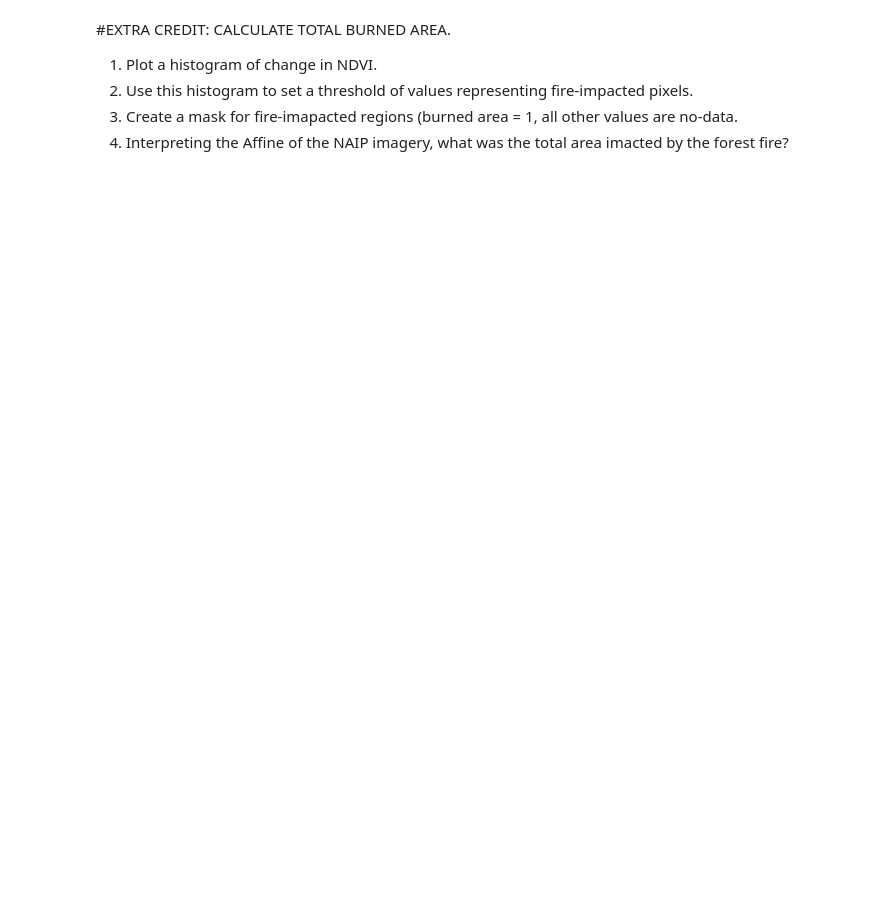
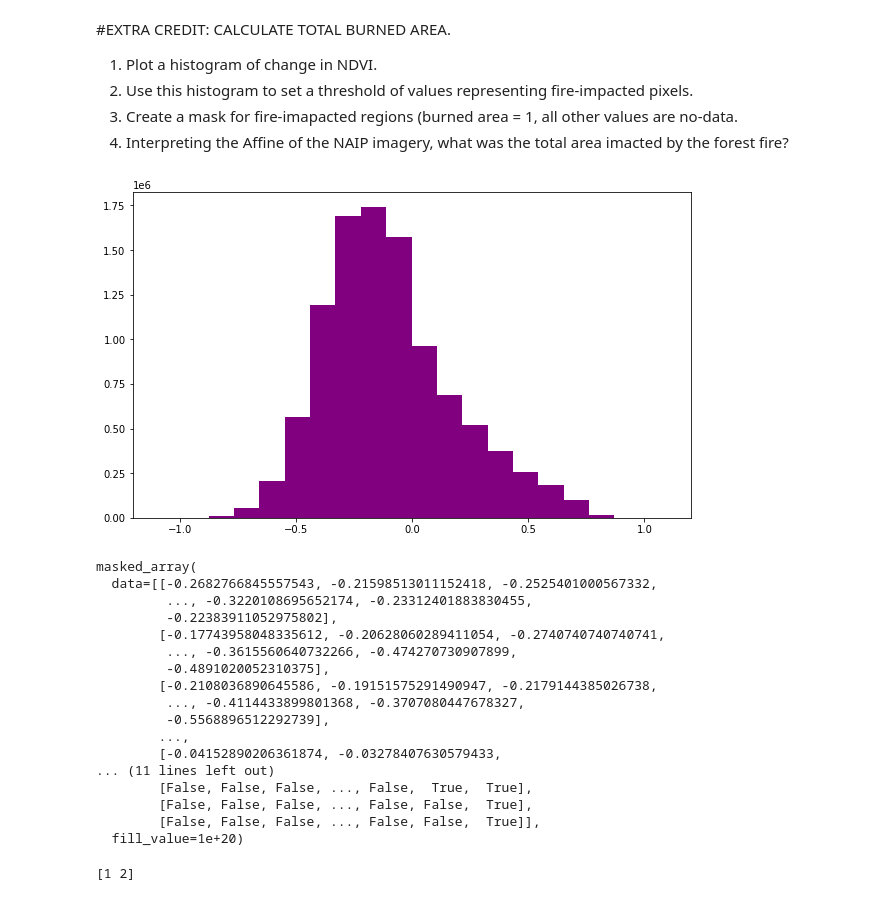
Before and after one commit to meperra/EnvDatSci22, a Jupyter notebook: CodeSprints/RasterData101.ipynb, the cells around one changed output. Saved outputs shown, nothing was run; the diff lists cells and outputs as text; code cells hidden in the pictures; blank space fills up the shorter version.

```diff
--- a/CodeSprints/RasterData101.ipynb
+++ b/CodeSprints/RasterData101.ipynb
@@ -617,3 +658,39 @@ naip_post_fire_path = os.path.join("earthpy-downloads",
 2. Use this histogram to set a threshold of values representing fire-impacted pixels.
 3. Create a mask for fire-imapacted regions (burned area = 1, all other values are no-data.
 4. Interpreting the Affine of the NAIP imagery, what was the total area imacted by the forest fire?
+# %%
+# Plot histogram
+ep.hist(NDVI_change,
+        figsize=(10, 6))
+plt.show()
+
+#make mask
+NDVI_change_ma = np.ma.masked_where(NDVI_change > 0 ,
+                                        NDVI_change,
+                                        copy=True)
+NDVI_change_ma
+# %% [output]
+[figure, added]
+masked_array(
+  data=[[-0.2682766845557543, -0.21598513011152418, -0.2525401000567332,
+         ..., -0.3220108695652174, -0.23312401883830455,
+         -0.22383911052975802],
+        [-0.17743958048335612, -0.20628060289411054, -0.2740740740740741,
+         ..., -0.3615560640732266, -0.474270730907899,
+         -0.4891020052310375],
+        [-0.2108036890645586, -0.19151575291490947, -0.2179144385026738,
+         ..., -0.4114433899801368, -0.3707080447678327,
+         -0.5568896512292739],
+        ...,
+        [-0.04152890206361874, -0.03278407630579433,
+... (11 lines left out)
+        [False, False, False, ..., False,  True,  True],
+        [False, False, False, ..., False, False,  True],
+        [False, False, False, ..., False, False,  True]],
+  fill_value=1e+20)
+# %%
+class_bins =[NDVI_change_ma.min(),0,  np.inf]
+NDVI_change_burn = np.digitize(NDVI_change_ma, class_bins)
+print(np.unique(NDVI_change_burn))
+# %% [output]
+[1 2]
```
Also changed, not shown: parts of 16 cells of this notebook.
